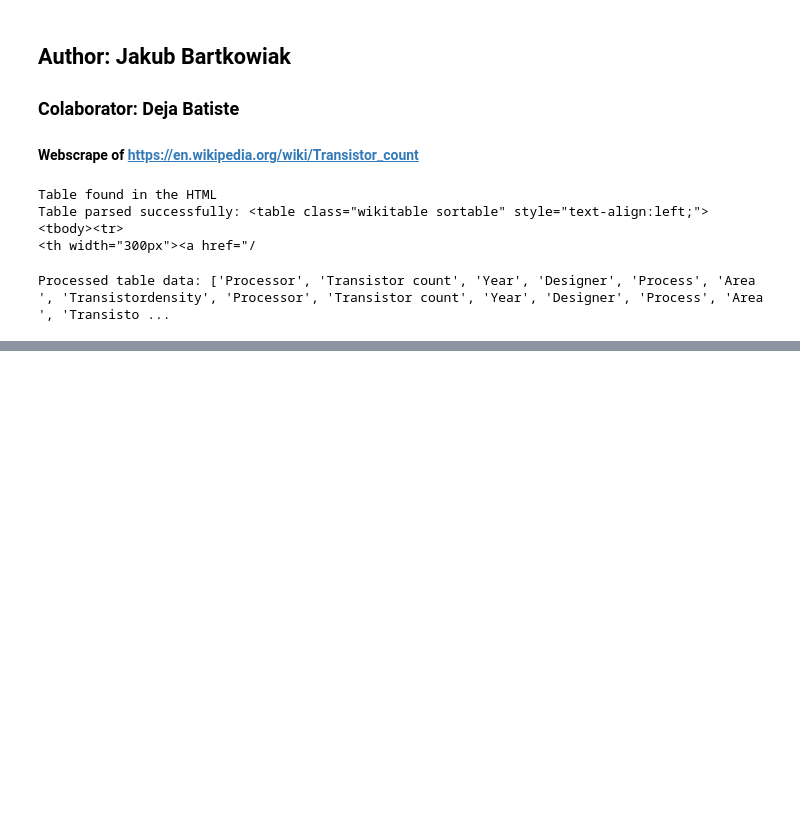
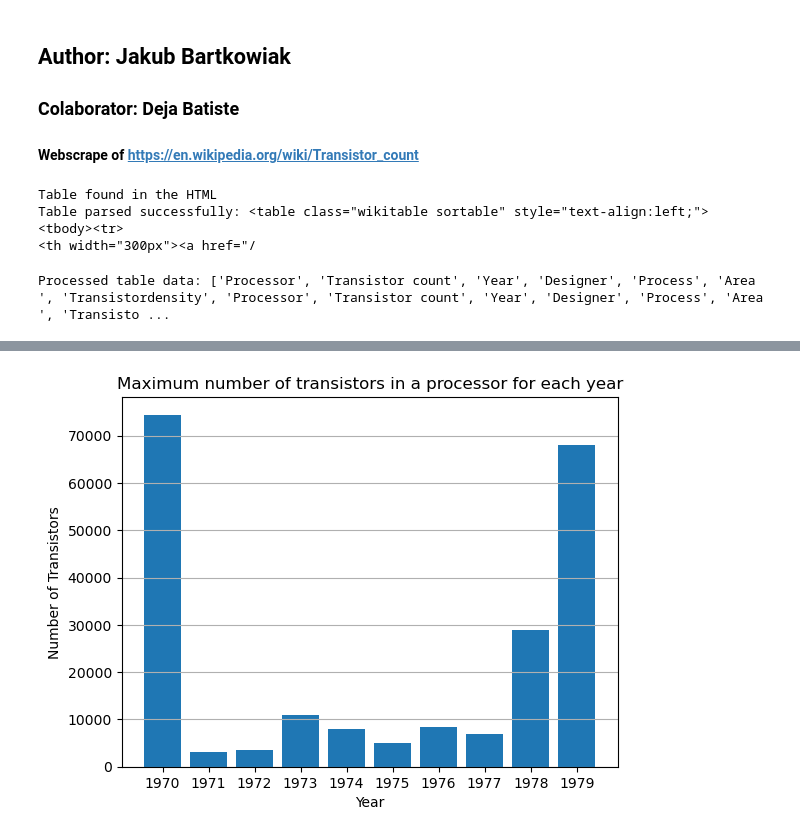
Before and after one commit to jmbartkowiak/CSC221-Project, a Jupyter notebook: CSC221-jmbartkowiak-GroupProject.ipynb, the cells around one changed output, grey strips where cells are left out. Drawn from its saved outputs; the diff is of its cells as text; code cells hidden in the pictures; blank space fills up the shorter version.

```diff
--- a/CSC221-jmbartkowiak-GroupProject.ipynb
+++ b/CSC221-jmbartkowiak-GroupProject.ipynb
@@ -111,0 +131,16 @@ data save to CSV at c:\Users\JMBar\Desktop\SCHOOL - classes\CSC-221\Project\CSC2
+# %%
+# get max transistor count for each year
+max_vals = [dataFrame.query(f"Year == {yr}").max() for yr in range(1970,1980)]
+maxDataFrame = pd.DataFrame(max_vals)
+
+# create and plot 2nd graph based on max transistors by year
+plt.title("Maximum number of transistors in a processor for each year")
+plt.bar(maxDataFrame["Processor"], maxDataFrame["Transistor count"])
+plt.xticks([x for x in range(len(maxDataFrame["Year"]))], maxDataFrame["Year"])
+
+plt.xlabel("Year")
+plt.ylabel("Number of Transistors")
+plt.grid(axis='y')
+plt.show()
+# %% [output]
+[figure, added]
```
Also changed, not shown: parts of 2 cells of this notebook.
